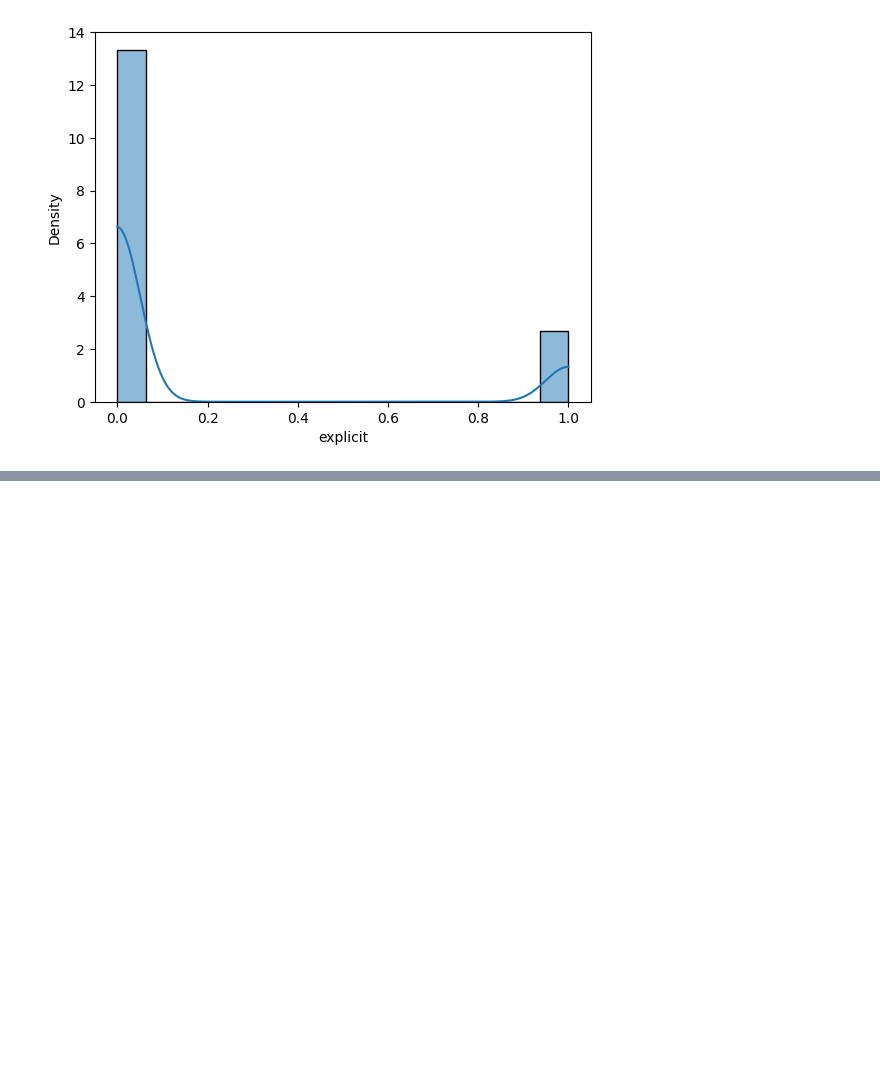
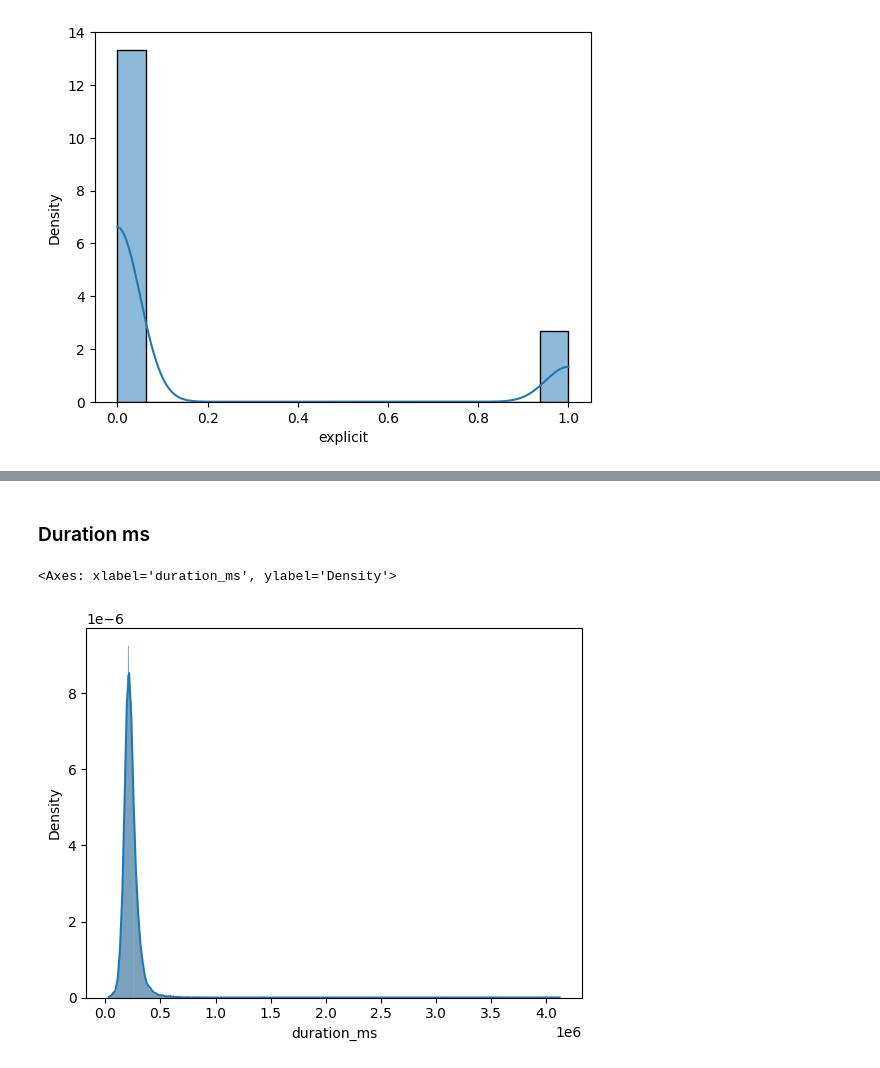
Before and after one commit to michal1010/song-recommendation-system, a Jupyter notebook: ium_notebook.ipynb, the cells around one changed output, grey strips where cells are left out. Saved outputs shown, nothing was run; the diff lists cells and outputs as text; code cells hidden in the pictures; blank space fills up the shorter version.

```diff
--- a/ium_notebook.ipynb
+++ b/ium_notebook.ipynb
@@ -38,0 +78,7 @@ for column in tracks_data.columns:
+# %% [markdown]
+### Duration ms
+# %%
+sns.histplot(tracks_data['duration_ms'], kde=True, stat='density')
+# %% [output]
+<Axes: xlabel='duration_ms', ylabel='Density'>
+[figure, added]
```
Also changed, not shown: parts of 66 cells of this notebook, 13 other files.
